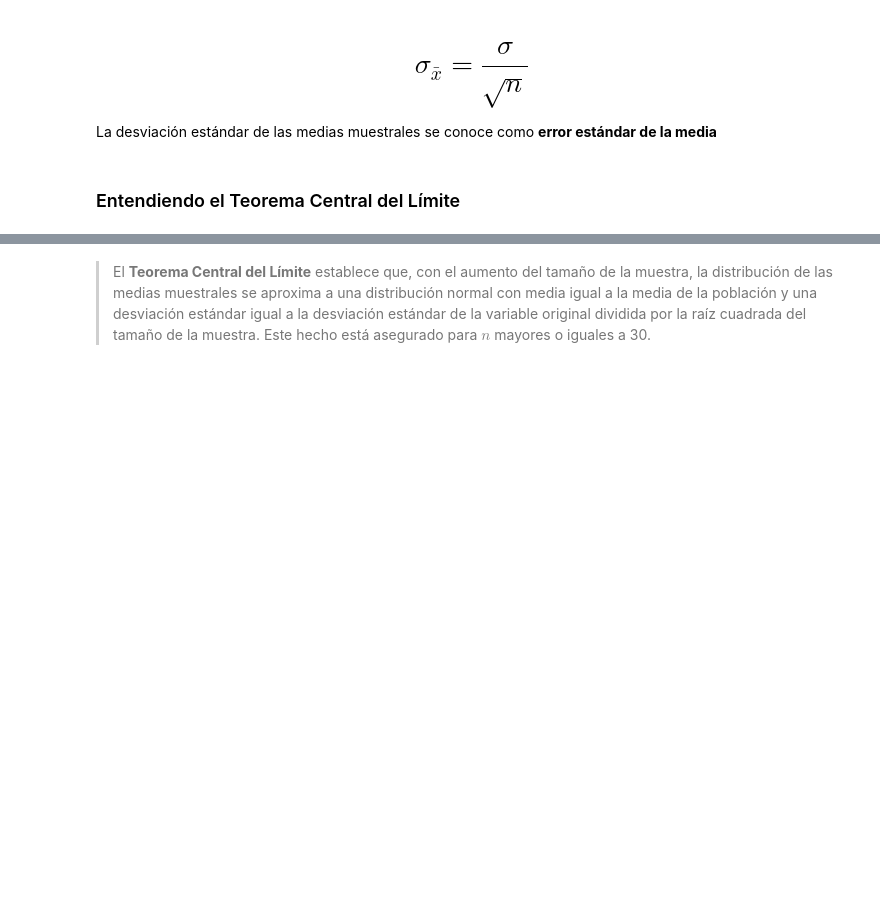
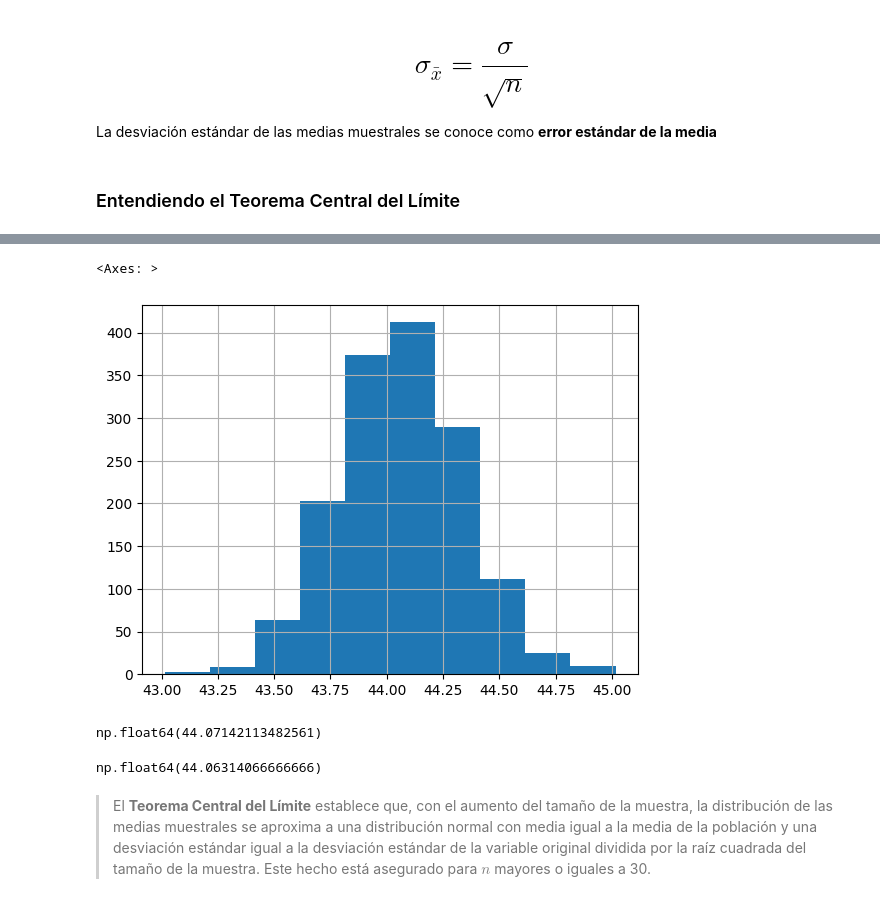
Before and after one commit to HJuliamPR/ColabPython, a Jupyter notebook: ProbabilidadMuestreo.ipynb, the cells around one changed output, grey strips where cells are left out. Drawn from its saved outputs; the diff is of its cells as text; code cells hidden in the pictures; blank space fills up the shorter version.

```diff
--- a/ProbabilidadMuestreo.ipynb
+++ b/ProbabilidadMuestreo.ipynb
@@ -890,3 +927,15 @@ Es la forma de hacer suposiciones generalizadas sobre los parámetros de una pob
 La desviación estándar de las medias muestrales se conoce como **error estándar de la media**
 # %% [markdown]
 ### Entendiendo el Teorema Central del Límite
+# %%
+n = 2000
+total = 1500
+
+TCL_sample = pd.DataFrame()
+# %%
+for i in range(total):
+  _ = df['Edad'].sample(n)
+  _.index = range(0, len(_))
+  TCL_sample['Sample_' + str(i)] = _
+
+TCL_sample.mean()
@@ -893,3 +957,16 @@ La desviación estándar de las medias muestrales se conoce como **error estánd
+# %%
+TCL_sample.mean().hist()
+# %% [output]
+<Axes: >
+[figure, added]
+# %%
+df['Edad'].mean()
+# %% [output]
+np.float64(44.07142113482561)
+# %%
+TCL_sample.mean().mean()
+# %% [output]
+np.float64(44.06314066666666)
 # %% [markdown]
 > El **Teorema Central del Límite** establece que, con el aumento del tamaño de la muestra, la distribución de las medias muestrales se aproxima a una distribución normal con media igual a la media de la población y una desviación estándar igual a la desviación estándar de la variable original dividida por la raíz cuadrada del tamaño de la muestra. Este hecho está asegurado para $n$ mayores o iguales a 30.
 # %% [markdown]
```
Also changed, not shown: parts of 33 cells of this notebook.
